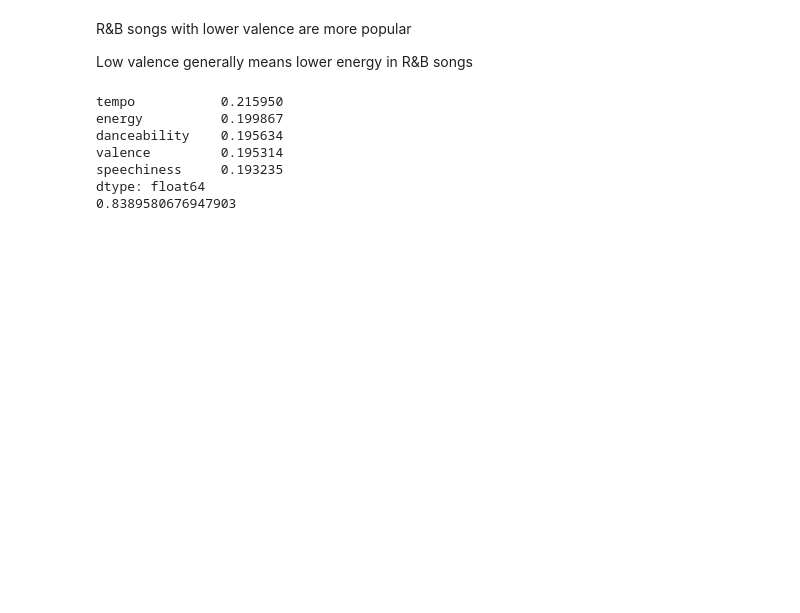
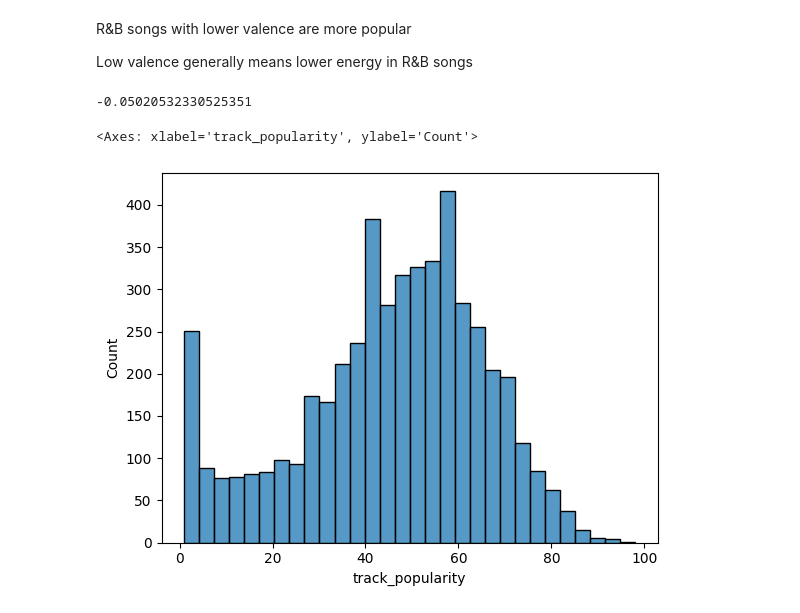
Before and after one commit to jaybrandon/I.BA_DVIZ_MM.FINAL_PROJECT, a Jupyter notebook: exploration.ipynb, the cells around one changed output. Cells and saved outputs as stored; diff of their text form; code cells hidden in the pictures; blank space fills up the shorter version.

```diff
--- a/exploration.ipynb
+++ b/exploration.ipynb
@@ -152,23 +163,32 @@ Low valence generally means lower energy in R&B songs
 # %%
 from sklearn.ensemble import RandomForestRegressor
 from sklearn.preprocessing import StandardScaler
+from sklearn.model_selection import train_test_split
+from sklearn.metrics import r2_score
 
-X = df[df['playlist_genre']=='rap'][["energy", "valence", "danceability", "tempo", "speechiness"]]
-y = df[df['playlist_genre']=='rap']["track_popularity"]
+genre_df = df[(df['playlist_genre']=='latin') & (df['track_popularity'] > 0)]
 
-X_scaled = StandardScaler().fit_transform(X)
+X = genre_df[["energy", "valence", "danceability", "tempo", "speechiness"]]
+y = genre_df["track_popularity"]
 
-rf = RandomForestRegressor()
-rf.fit(X_scaled, y)
+X_train, X_test, y_train, y_test = train_test_split(X, y, test_size=0.2, random_state=42)
 
-importances = pd.Series(rf.feature_importances_, index=X.columns)
-print(importances.sort_values(ascending=False))
-print(rf.score(X_scaled, y))
+scaler = StandardScaler()
+X_train_scaled = scaler.fit_transform(X_train)
+X_test_scaled = scaler.transform(X_test)
+
+rf = RandomForestRegressor(n_estimators=200, max_depth=None, random_state=42)
+rf.fit(X_train_scaled, y_train)
+
+y_pred = rf.predict(X_test_scaled)
+
+r2 = r2_score(y_test, y_pred)
+
+print(r2)
 # %% [output]
-tempo           0.215950
-energy          0.199867
-danceability    0.195634
-valence         0.195314
-speechiness     0.193235
-dtype: float64
-0.8389580676947903
+-0.05020532330525351
+# %%
+sns.histplot(y, bins=30)
+# %% [output]
+<Axes: xlabel='track_popularity', ylabel='Count'>
+[figure, added]
```
Also changed, not shown: parts of 14 cells of this notebook.
